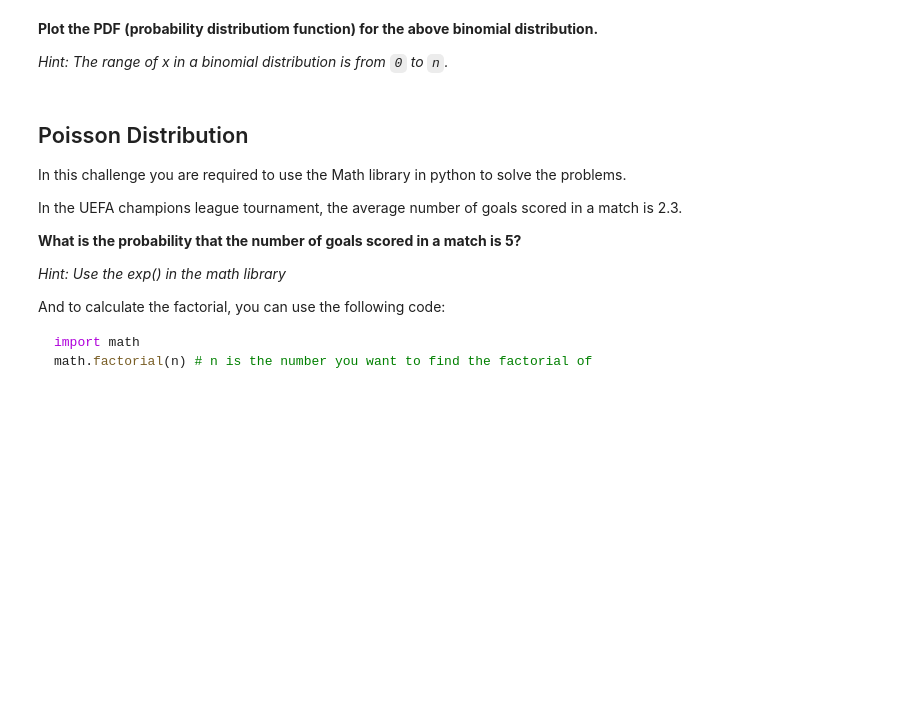
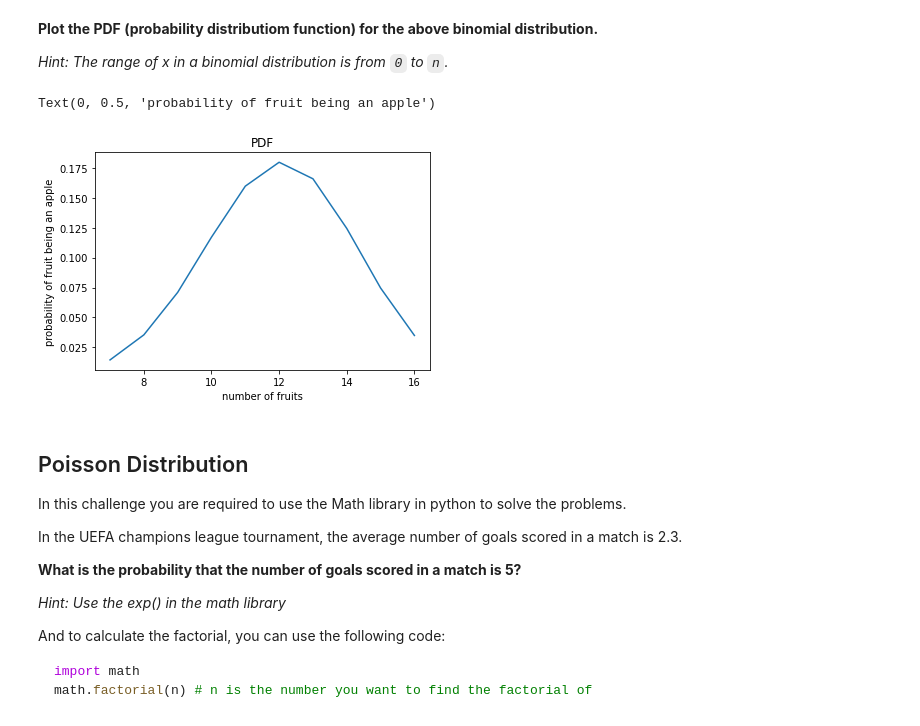
Before and after one commit to ironhack-bcn-data-pt/32-lab-discrete-probability-distribution, a Jupyter notebook: your-code/main.ipynb, the cells around one changed output. Drawn from its saved outputs; the diff is of its cells as text; code cells hidden in the pictures; blank space fills up the shorter version.

```diff
--- a/your-code/main.ipynb
+++ b/your-code/main.ipynb
@@ -91,6 +119,15 @@ Write the formula and calculate the probability below.
 # %%
 # your code here
 # Please label the axes and give a title to the plot
+x = np.arange(binom_apple.ppf(0.01), binom_apple.ppf(0.99))
+fmp = binom_apple.pmf(x)
+plt.plot(x, fmp, '-')
+plt.title('PDF')
+plt.xlabel('number of fruits')
+plt.ylabel('probability of fruit being an apple')
+# %% [output]
+Text(0, 0.5, 'probability of fruit being an apple')
+[figure, added]
 # %% [markdown]
 ## Poisson Distribution
 
```
Also changed, not shown: parts of 7 cells of this notebook.
